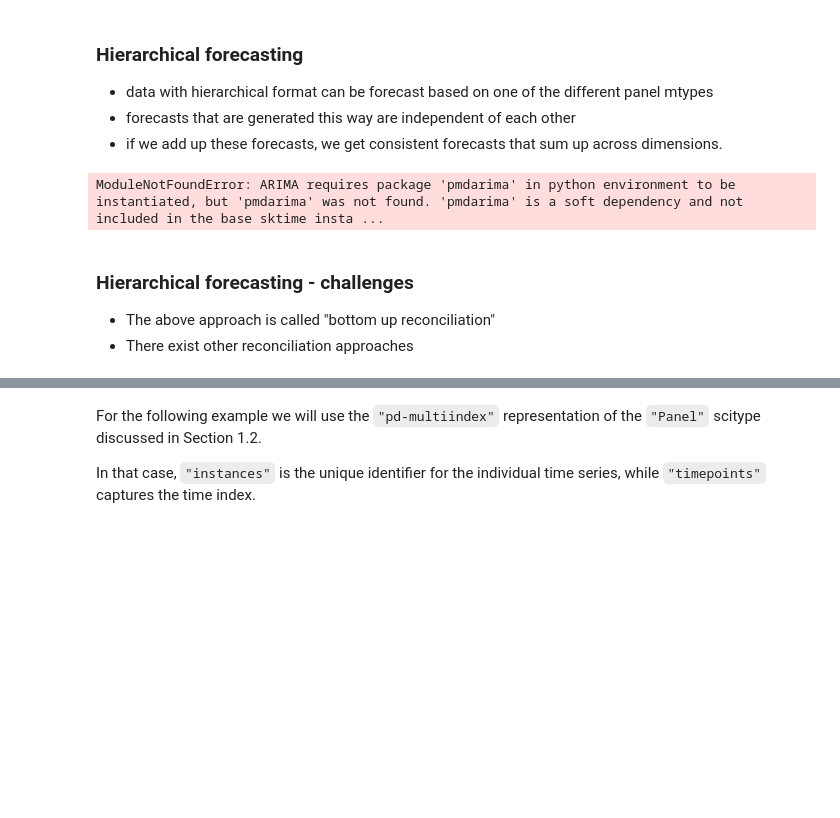
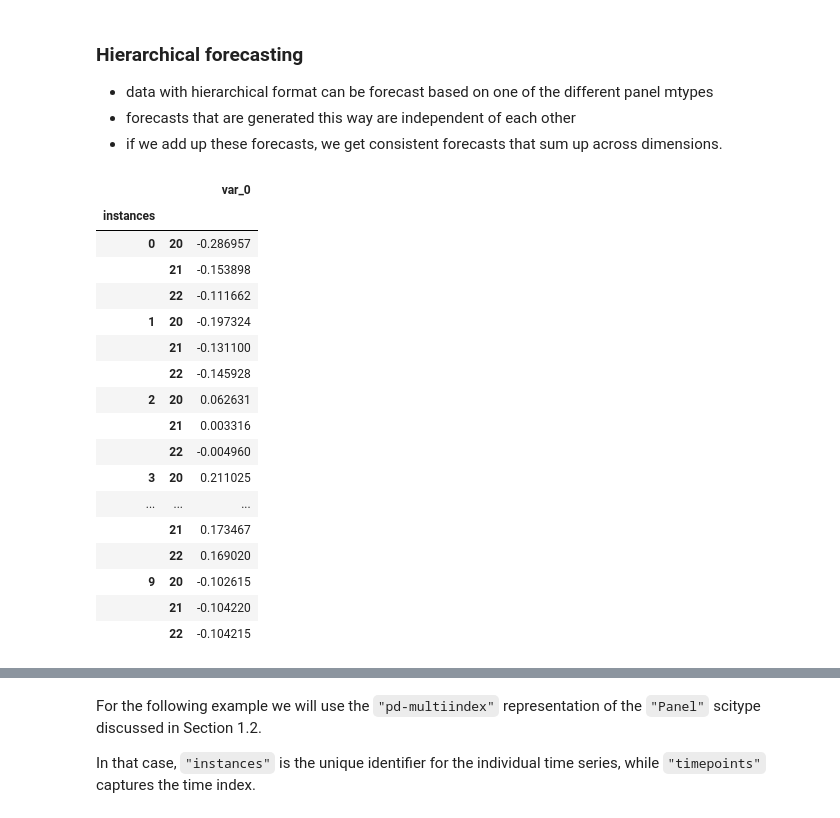
Before and after one commit to sktime/sktime-tutorial-pydata-berlin-2022, a Jupyter notebook: notebooks/hierarchy_global.ipynb, the cells around one changed output, grey strips where cells are left out. Drawn from its saved outputs; the diff is of its cells as text; code cells hidden in the pictures; blank space fills up the shorter version.

```diff
--- a/notebooks/hierarchy_global.ipynb
+++ b/notebooks/hierarchy_global.ipynb
@@ -219,20 +219,33 @@ dimensions.
 # %%
 from sktime.datatypes import check_is_mtype, convert
 from sktime.forecasting.arima import ARIMA
 from sktime.utils._testing.hierarchical import _make_hierarchical
 from sktime.utils._testing.panel import _make_panel_X
 n_instances = 10
 PANEL_MTYPES = ["pd-multiindex", "nested_univ", "numpy3D"]
 HIER_MTYPES = ["pd_multiindex_hier"]
 
 y = _make_panel_X(n_instances=n_instances, random_state=42)
 y = convert(y, from_type="nested_univ", to_type=PANEL_MTYPES[0])
 
 y_pred = ARIMA().fit(y).predict([1, 2, 3])
-valid, _, metadata = check_is_mtype(y_pred, PANEL_MTYPES[0], return_metadata=True)
+display(y_pred)
 # %% [output]
-ModuleNotFoundError: ARIMA requires package 'pmdarima' in python environment to be instantiated, but 'pmdarima' was not found. 'pmdarima' is a soft dependency and not included in the base sktime insta ...
+|  |  | var_0 |
+| instances |  |  |
+| 0 | 20 | -0.286957 |
+|  | 21 | -0.153898 |
+|  | 22 | -0.111662 |
+| 1 | 20 | -0.197324 |
+|  | 21 | -0.131100 |
+|  | 22 | -0.145928 |
+| 2 | 20 | 0.062631 |
+|  | 21 | 0.003316 |
+|  | 22 | -0.004960 |
+| 3 | 20 | 0.211025 |
+| ... | ... | ... |
+|  | 21 | 0.173467 |
+|  | 22 | 0.169020 |
+| 9 | 20 | -0.102615 |
+|  | 21 | -0.104220 |
+|  | 22 | -0.104215 |
-# %% [markdown]
-### Hierarchical forecasting - challenges
-* The above approach is called "bottom up reconciliation"
-* There exist other reconciliation approaches
```
Also changed, not shown: parts of 1 cell of this notebook.
